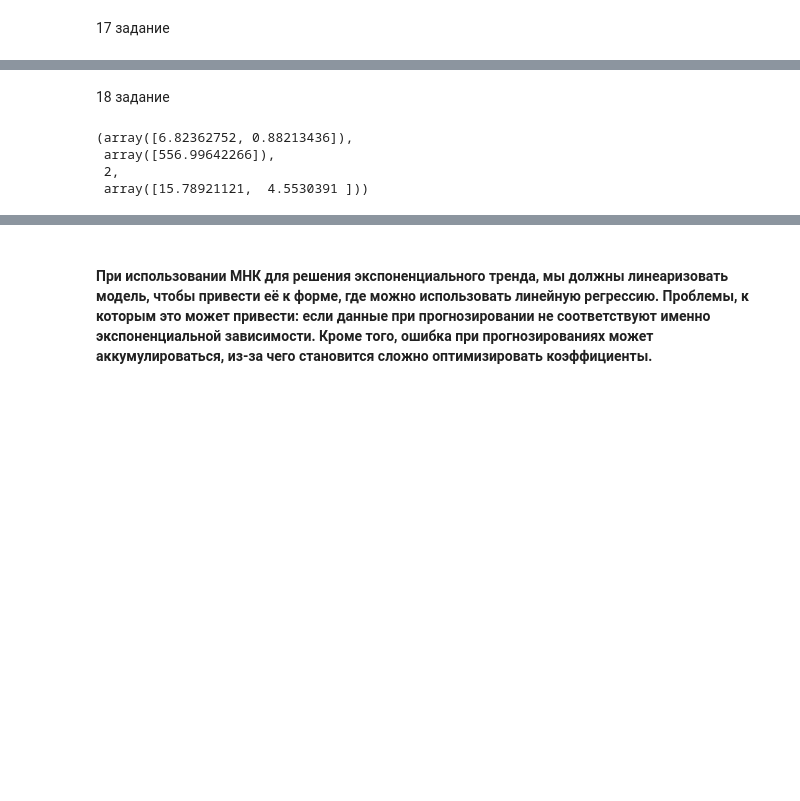
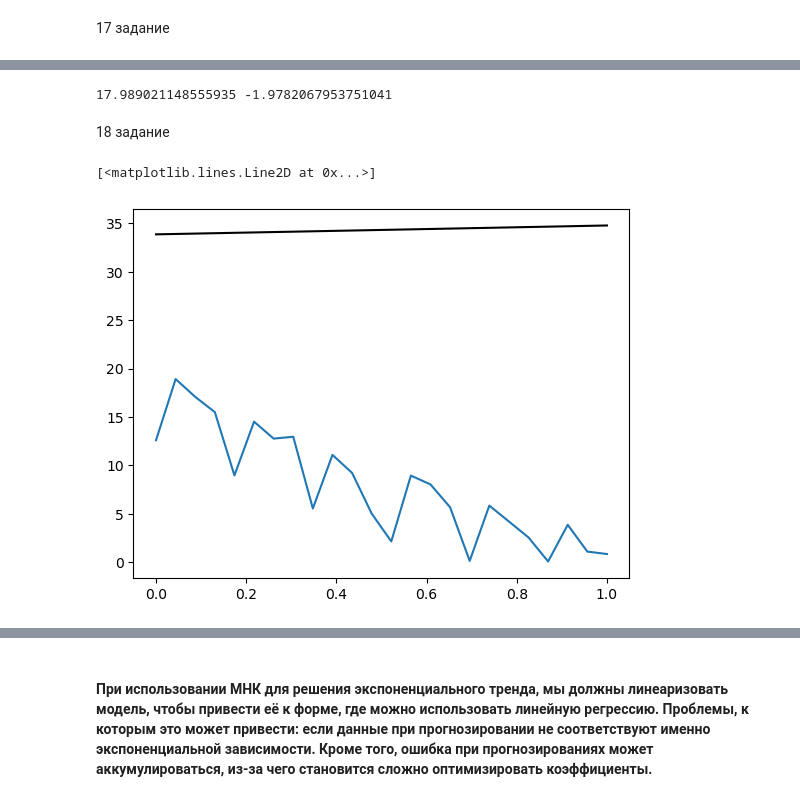
Before and after one commit to sympathhy/Vremennyi, a Jupyter notebook: lab3.ipynb, the cells around one changed output, grey strips where cells are left out. Saved outputs shown, nothing was run; the diff lists cells and outputs as text; code cells hidden in the pictures; blank space fills up the shorter version.

```diff
--- a/lab3.ipynb
+++ b/lab3.ipynb
@@ -177,13 +177,18 @@ plt.show()
+# %%
+print(popt3[0], popt3[1])
+# %% [output]
+17.989021148555935 -1.9782067953751041
 # %% [markdown]
 18 задание
 # %%
 X = np.ones((len(Y), 2))
-X[:, 1] = f(t, popt[0], popt[1])
-B = np.linalg.lstsq(X, Y)
+X[:, 1] = np.linspace(0.1, 1, len(Y))
+
+B = np.linalg.lstsq(X, np.log(Y))
+a, b = np.exp(B[0])
+
+plt.plot(t, f(t, a, b), c = 'k')
+plt.plot(t, Y)
+# %% [output]
+[<matplotlib.lines.Line2D at 0x...>]
+[figure, added]
-# %%
-B
-# %% [output]
-(array([6.82362752, 0.88213436]),
- array([556.99642266]),
- 2,
- array([15.78921121,  4.5530391 ]))
```
Also changed, not shown: parts of 20 cells of this notebook.
